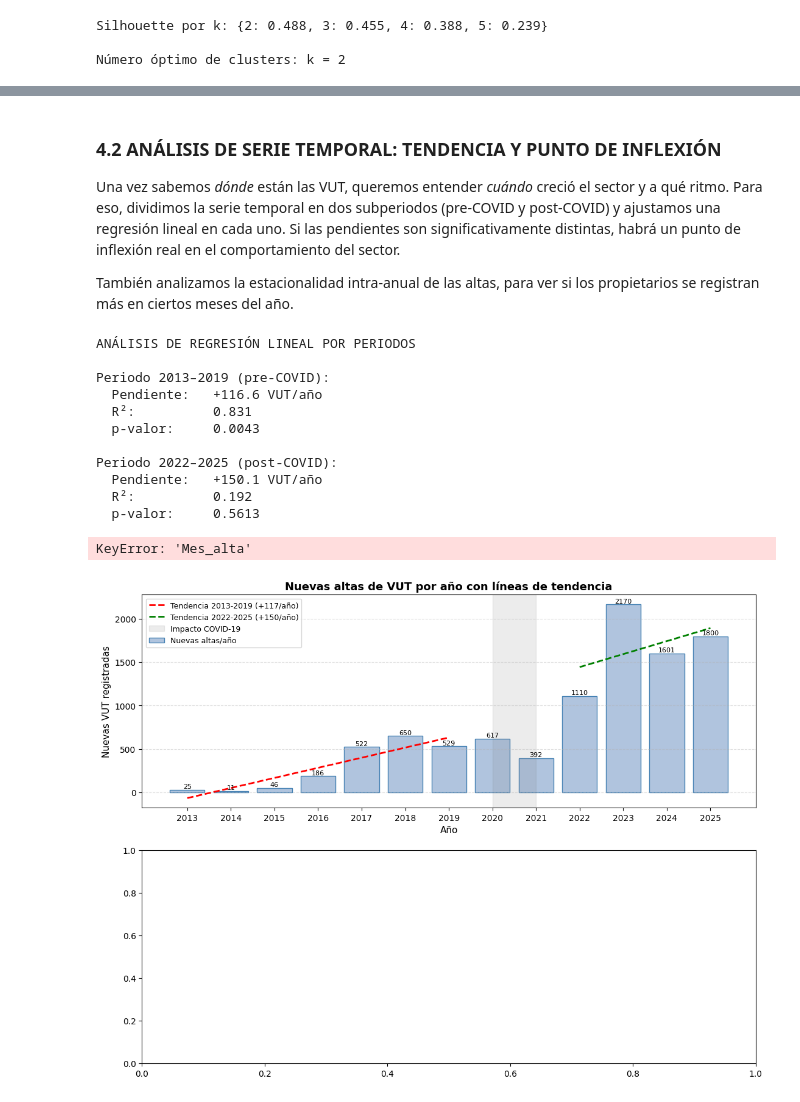
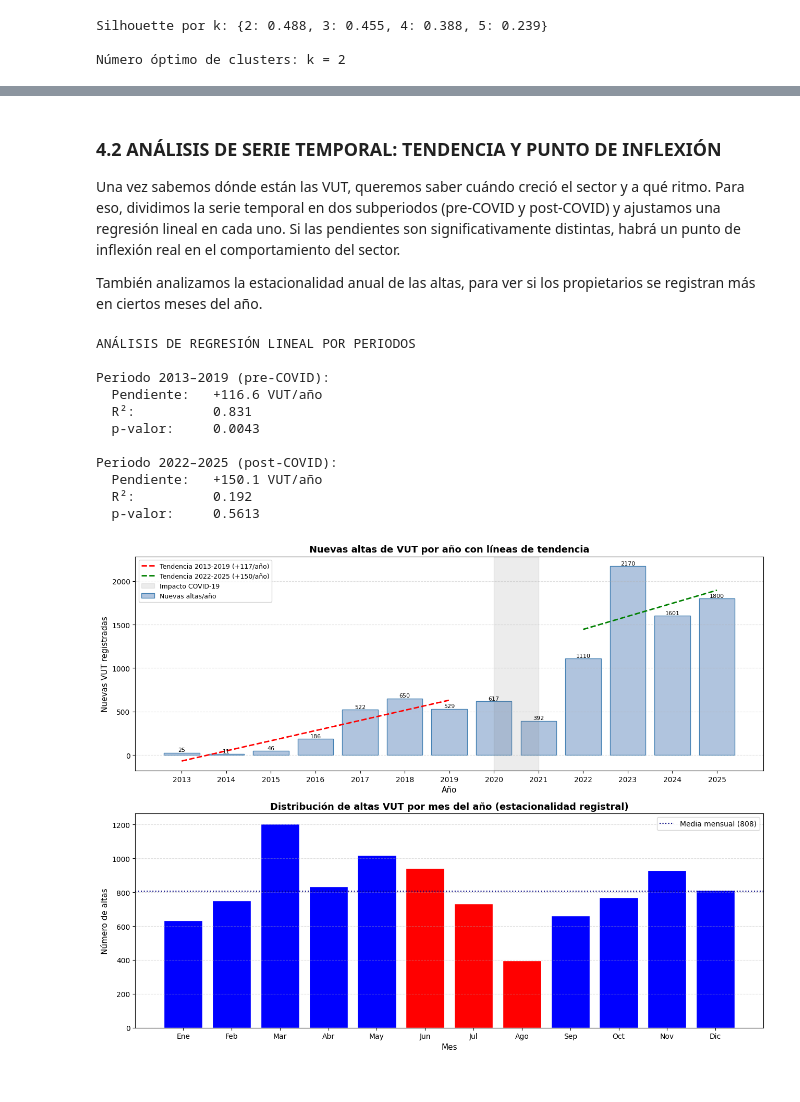
Before and after one commit to MalenaSancho/Turismo-Mineria-Datos, a Jupyter notebook: RETOS/RETO_3.ipynb, the cells around one changed output, grey strips where cells are left out. Cells and saved outputs as stored; diff of their text form; code cells hidden in the pictures.

```diff
--- a/RETOS/RETO_3.ipynb
+++ b/RETOS/RETO_3.ipynb
@@ -1147,27 +1129,20 @@ El mapa de calor de centroides normalizados permite ver de un vistazo qué varia
 # %% [markdown]
 ### 4.2 ANÁLISIS DE SERIE TEMPORAL: TENDENCIA Y PUNTO DE INFLEXIÓN
 
-Una vez sabemos *dónde* están las VUT, queremos entender *cuándo* creció el sector y a qué ritmo. Para eso, dividimos la serie temporal en dos subperiodos (pre-COVID y post-COVID) y ajustamos una regresión lineal en cada uno. Si las pendientes son significativamente distintas, habrá un punto de inflexión real en el comportamiento del sector.
+Una vez sabemos dónde están las VUT, queremos saber cuándo creció el sector y a qué ritmo. Para eso, dividimos la serie temporal en dos subperiodos (pre-COVID y post-COVID) y ajustamos una regresión lineal en cada uno. Si las pendientes son significativamente distintas, habrá un punto de inflexión real en el comportamiento del sector.
 
-También analizamos la estacionalidad intra-anual de las altas, para ver si los propietarios se registran más en ciertos meses del año.
+También analizamos la estacionalidad anual de las altas, para ver si los propietarios se registran más en ciertos meses del año.
 # %%
 from scipy import stats
 
-# =========================================================================
-# DESCOMPOSICIÓN DE LA TENDENCIA EN DOS PERIODOS
-# Para detectar el punto de inflexión en el crecimiento del sector VUT,
-# dividimos la serie en dos subperiodos y ajustamos una regresión lineal
-# en cada uno.
-# =========================================================================
-
-# usar solo años con datos suficientes (≥ 2013)
+# usar solo años con datos suficientes (>= 2013)
 df_ts = altas_anuales[altas_anuales['Año_alta'] >= 2013].copy()
 
-# PERIODO 1: 2013-2019 (pre-COVID)
+# preiodo 1: 2013-2019 (pre-COVID)
 p1 = df_ts[df_ts['Año_alta'] <= 2019]
 slope1, intercept1, r1, pval1, _ = stats.linregress(p1['Año_alta'], p1['Nuevas_VUT'])
 
-# PERIODO 2: 2022-2025 (post-COVID)
+# periodo 2: 2022-2025 (post-COVID)
 p2 = df_ts[df_ts['Año_alta'] >= 2022]
 slope2, intercept2, r2, pval2, _ = stats.linregress(p2['Año_alta'], p2['Nuevas_VUT'])
 
@@ -1182,12 +1157,11 @@ print(f"  Pendiente:   {slope2:+.1f} VUT/año")
 print(f"  R²:          {r2**2:.3f}")
 print(f"  p-valor:     {pval2:.4f}")
 
-# =========================================================================
-# GRAFICO: serie temporal con tendencias y estacionalidad intra-anual
-# =========================================================================
+#GRAFICO
+
 fig, axes = plt.subplots(2, 1, figsize=(13, 10))
 
-# Panel 1: Tendencias por subperiodo
+# tendencias por subperiodo
 ax = axes[0]
 ax.bar(df_ts['Año_alta'], df_ts['Nuevas_VUT'], color='lightsteelblue', edgecolor='steelblue', label='Nuevas altas/año')
 
@@ -1211,37 +1185,36 @@ ax.legend(fontsize=9)
 ax.grid(axis='y', linestyle='--', alpha=0.4)
 ax.set_xticks(df_ts['Año_alta'])
 
-# Panel 2: Estacionalidad intra-anual del registro
+# estacionalidad intra-anual del registro
 ax2 = axes[1]
-altas_por_mes = df_vut.groupby('Mes_alta').size()
+altas_por_mes = df_vut_limpio.groupby('Mes_alta').size()
 nombres_meses = ['Ene', 'Feb', 'Mar', 'Abr', 'May', 'Jun',
                  'Jul', 'Ago', 'Sep', 'Oct', 'Nov', 'Dic']
-colores_mes = ['lightblue'] * 12
-for i in [5, 6, 7]:  # Jun, Jul, Ago
-    colores_mes[i] = 'tomato'
+colores_mes = ['blue'] * 12
+for i in [5, 6, 7]:  # jun, jul,aAgo
+    colores_mes[i] = 'red'
 
 ax2.bar([nombres_meses[m-1] for m in altas_por_mes.index],
         altas_por_mes.values, color=colores_mes, edgecolor='white')
 ax2.set_title('Distribución de altas VUT por mes del año (estacionalidad registral)', fontsize=13, fontweight='bold')
 ax2.set_xlabel('Mes', fontsize=11)
 ax2.set_ylabel('Número de altas', fontsize=11)
 ax2.grid(axis='y', linestyle='--', alpha=0.4)
 ax2.axhline(altas_por_mes.mean(), color='navy', linestyle=':', linewidth=1.5, label=f'Media mensual ({altas_por_mes.mean():.0f})')
 ax2.legend(fontsize=10)
 
 plt.tight_layout()
 plt.show()
 # %% [output]
 ANÁLISIS DE REGRESIÓN LINEAL POR PERIODOS
 
 Periodo 2013–2019 (pre-COVID):
   Pendiente:   +116.6 VUT/año
   R²:          0.831
   p-valor:     0.0043
 
 Periodo 2022–2025 (post-COVID):
   Pendiente:   +150.1 VUT/año
   R²:          0.192
   p-valor:     0.5613
-KeyError: 'Mes_alta'
-[figure, old version]
+[figure, new version]
```
Also changed, not shown: parts of 41 cells of this notebook.
